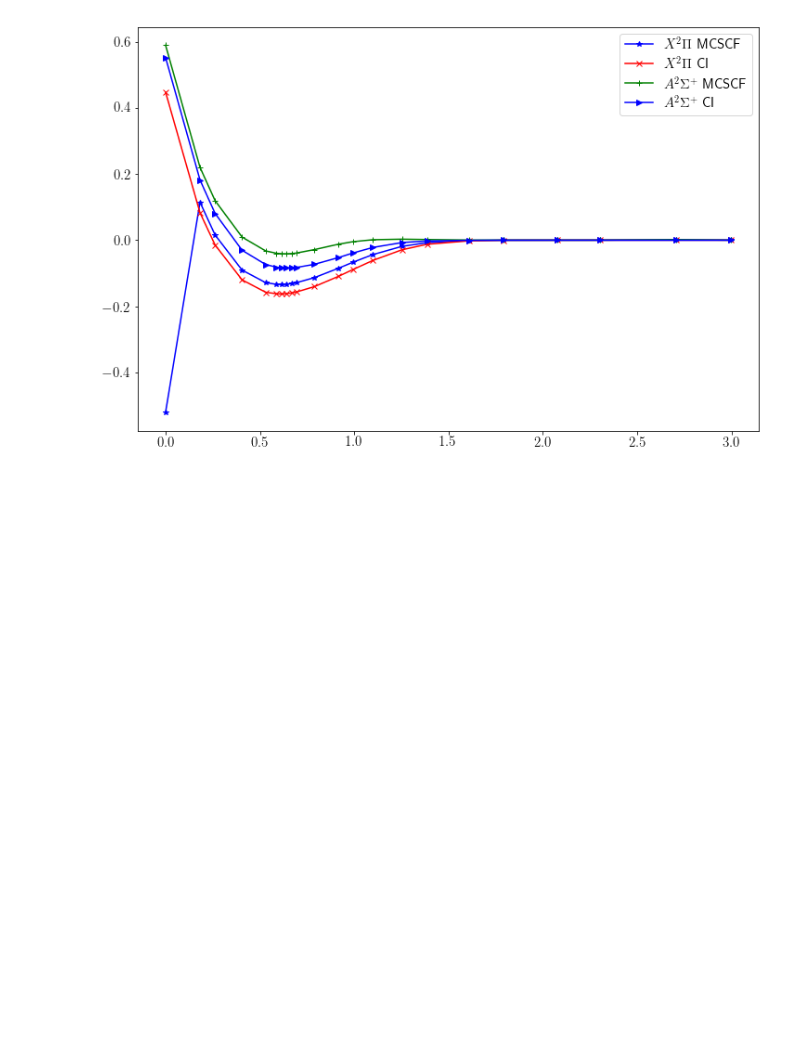
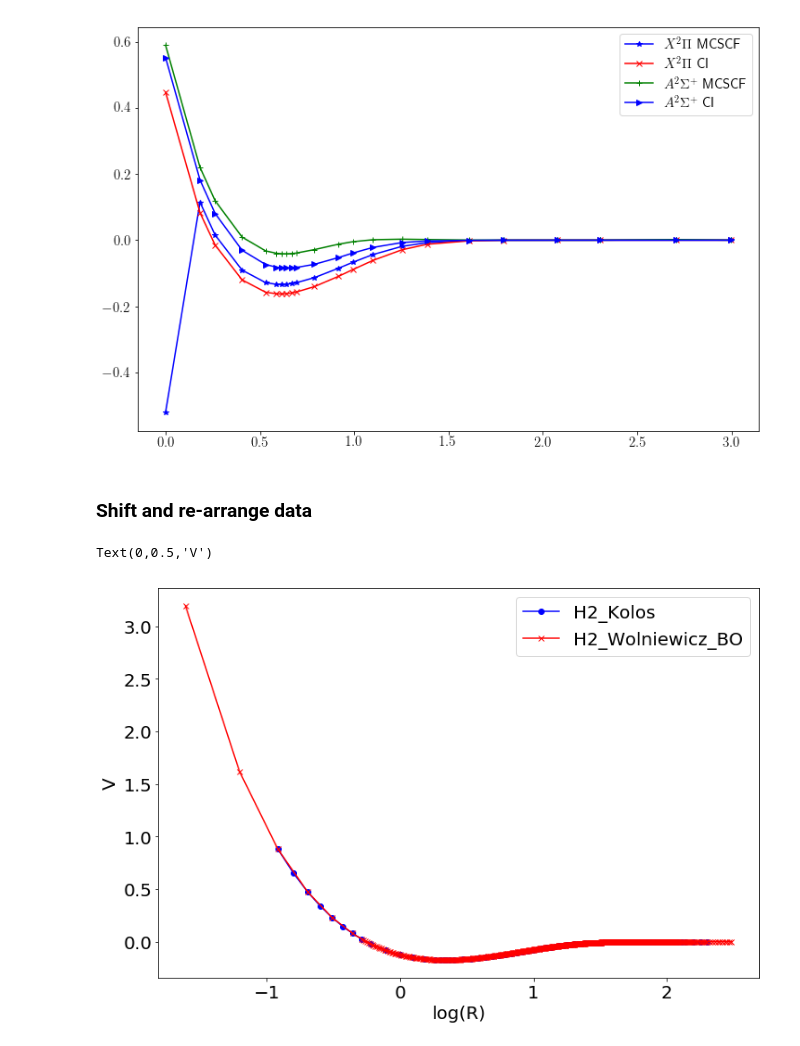
Before and after one commit to berylgithub/pes, a Jupyter notebook: PES_incremental_exp.ipynb, the cells around one changed output. Drawn from its saved outputs; the diff is of its cells as text; code cells hidden in the pictures; blank space fills up the shorter version.

Commit message:
shift and re-arrangement of data

```diff
--- a/PES_incremental_exp.ipynb
+++ b/PES_incremental_exp.ipynb
@@ -563,3 +563,29 @@ print("data lengths:",[len(list_data[i]['R']) for i in idxes])
 # %% [output]
 data lengths: [22, 22, 22, 22]
 [figure]
+# %% [markdown]
+### Shift and re-arrange data
+# %%
+#the shapes of plots:
+shapes = ['b-o','r-x','g-^', 'b-*', 'r-D', 'b-<', 'g-X']
+# %%
+#H2 (shift Wolniewicz_BO):
+idxes = []
+legends = []
+for i, data in enumerate(list_data):
+    if data['mol']=='H2':
+        if data['author'] == 'H2_Wolniewicz_BO':
+            data['V'] -= data['V'][-1]
+        idxes.append(i)
+        legends.append(data['author'])
+import matplotlib.pyplot as plt
+matplotlib.rcParams['text.usetex'] = False
+fig, ax = plt.subplots(figsize=(12, 8))
+for i, idx in enumerate(idxes):
+    ax.plot(np.log(list_data[idx]['R']), list_data[idx]['V'], shapes[i])
+ax.legend(legends)
+plt.xlabel('log(R)')
+plt.ylabel('V')
+# %% [output]
+Text(0,0.5,'V')
+[figure, added]
```
Also changed, not shown: parts of 4 cells of this notebook.
